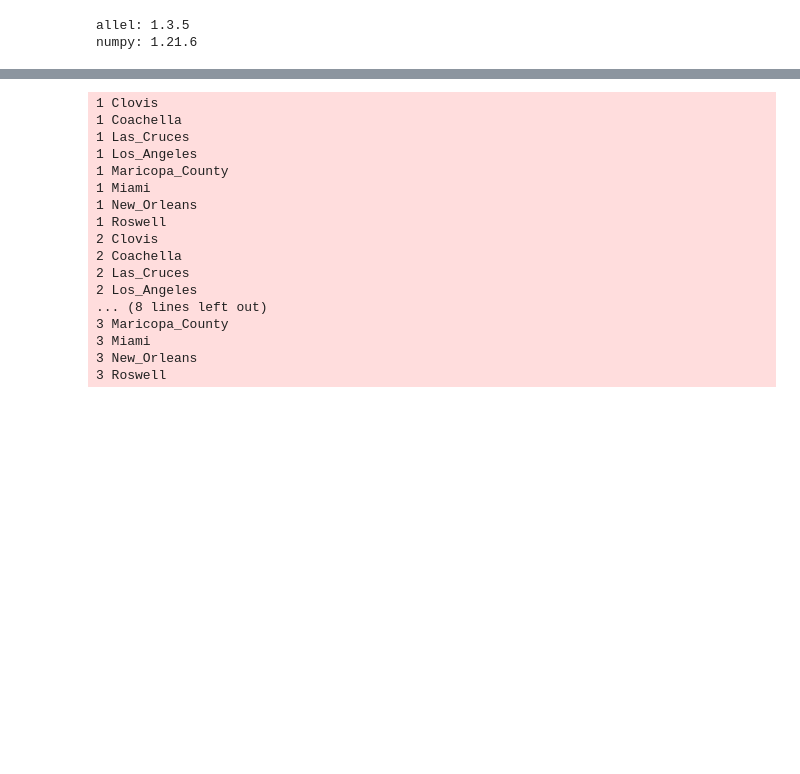
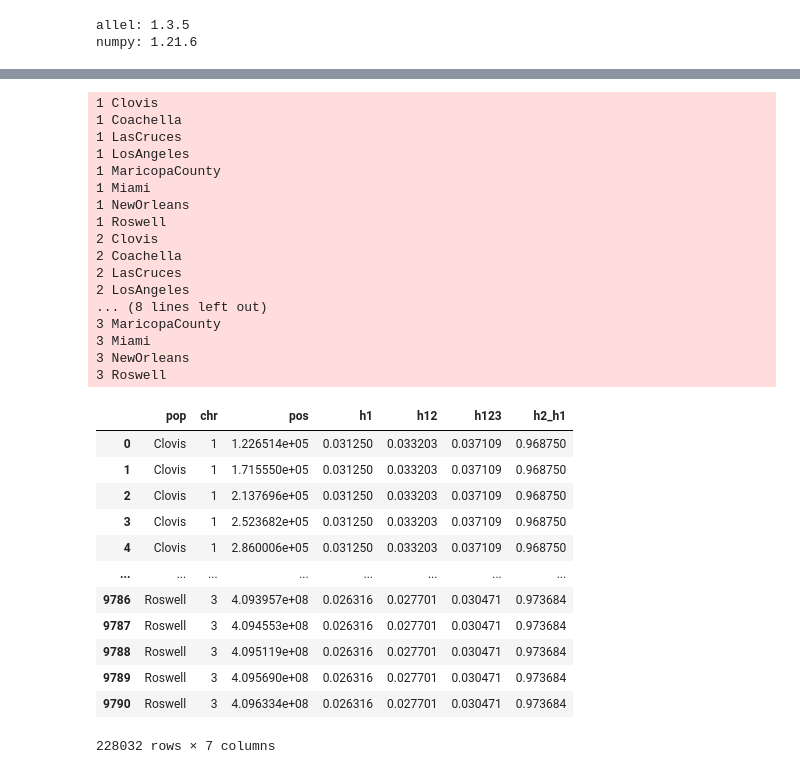
Before and after one commit to sethnr/Aaeg1200g_admixture_resistance, a Jupyter notebook: analyses/sredmond/230517_soft_sweep_scans/230518_H12_scans_all_chrs.ipynb, the cells around one changed output, grey strips where cells are left out. Drawn from its saved outputs; the diff is of its cells as text; code cells hidden in the pictures; blank space fills up the shorter version.

```diff
--- a/analyses/sredmond/230517_soft_sweep_scans/230518_H12_scans_all_chrs.ipynb
+++ b/analyses/sredmond/230517_soft_sweep_scans/230518_H12_scans_all_chrs.ipynb
@@ -46,7 +57,7 @@ h12tab = pd.DataFrame(columns = ["pop","chr","pos","h1","h12","h123","h2_h1"])
 posns = None
 npos  = -1
 
-blen=500
+blen=1000
 bstep=250
 for chrom in [1,2,3]:
     vcf = vcffile.format(chrom)
@@ -81,21 +92,37 @@ for chrom in [1,2,3]:
 # %% [output]
 1 Clovis
 1 Coachella
-1 Las_Cruces
-1 Los_Angeles
-1 Maricopa_County
+1 LasCruces
+1 LosAngeles
+1 MaricopaCounty
 1 Miami
-1 New_Orleans
+1 NewOrleans
 1 Roswell
 2 Clovis
 2 Coachella
-2 Las_Cruces
-2 Los_Angeles
+2 LasCruces
+2 LosAngeles
 ... (8 lines left out)
-3 Maricopa_County
+3 MaricopaCounty
 3 Miami
-3 New_Orleans
+3 NewOrleans
 3 Roswell
+# %%
+h12tab
+# %% [output]
+|  | pop | chr | pos | h1 | h12 | h123 | h2_h1 |
+| 0 | Clovis | 1 | 1.226514e+05 | 0.031250 | 0.033203 | 0.037109 | 0.968750 |
+| 1 | Clovis | 1 | 1.715550e+05 | 0.031250 | 0.033203 | 0.037109 | 0.968750 |
+| 2 | Clovis | 1 | 2.137696e+05 | 0.031250 | 0.033203 | 0.037109 | 0.968750 |
+| 3 | Clovis | 1 | 2.523682e+05 | 0.031250 | 0.033203 | 0.037109 | 0.968750 |
+| 4 | Clovis | 1 | 2.860006e+05 | 0.031250 | 0.033203 | 0.037109 | 0.968750 |
+| ... | ... | ... | ... | ... | ... | ... | ... |
+| 9786 | Roswell | 3 | 4.093957e+08 | 0.026316 | 0.027701 | 0.030471 | 0.973684 |
+| 9787 | Roswell | 3 | 4.094553e+08 | 0.026316 | 0.027701 | 0.030471 | 0.973684 |
+| 9788 | Roswell | 3 | 4.095119e+08 | 0.026316 | 0.027701 | 0.030471 | 0.973684 |
+| 9789 | Roswell | 3 | 4.095690e+08 | 0.026316 | 0.027701 | 0.030471 | 0.973684 |
+| 9790 | Roswell | 3 | 4.096334e+08 | 0.026316 | 0.027701 | 0.030471 | 0.973684 |
+228032 rows × 7 columns
 # %%
 h12tab.to_csv('h12_{}bp_all_chroms.txt'.format(blen), sep ='\t')
 # %%
```
Also changed, not shown: parts of 5 cells of this notebook, 40 other files.
